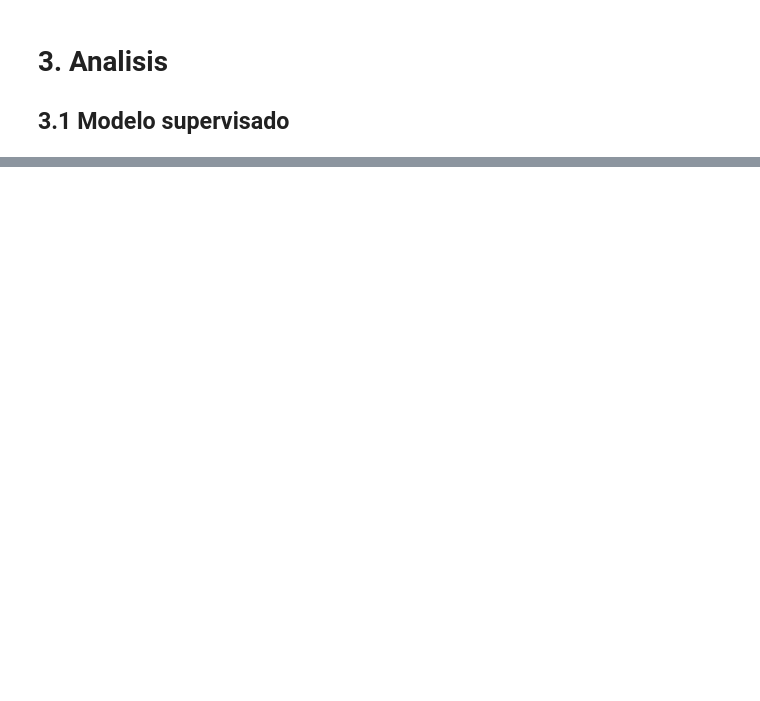
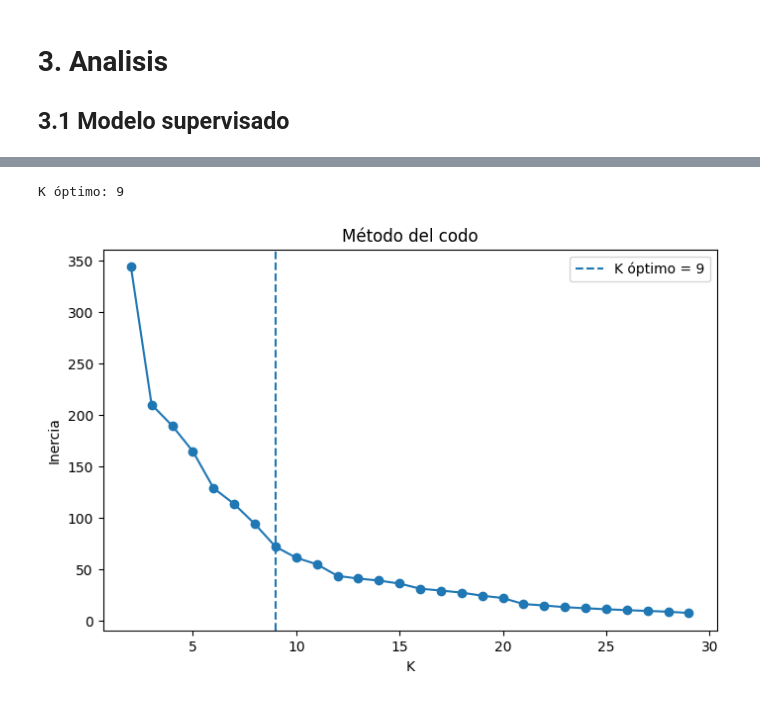
Before and after one commit to blancagomezsanz/Practica2-Tipologia-y-ciclo-de-vida-de-los-datos-, a Jupyter notebook: practica2_tipologia.ipynb, the cells around one changed output, grey strips where cells are left out. Saved outputs shown, nothing was run; the diff lists cells and outputs as text; code cells hidden in the pictures; blank space fills up the shorter version.

```diff
--- a/practica2_tipologia.ipynb
+++ b/practica2_tipologia.ipynb
@@ -613,0 +486,54 @@ plt.show()
+# %%
+features = [
+    "PIB_2023",
+    "paro_2023",
+    "empleo_2023",
+    "Num_empresas_2023",
+    "Población",
+    "Densidad (hab./km²)",
+    "Renta_neta_media_hogar_2023",
+    "Renta_neta_media_persona_2023",
+    "Residentes_Extranjero_2023",
+    "Residentes_España_2023"
+]
+
+df_cluster = df[features].dropna()
+# %%
+from kneed import KneeLocator
+import matplotlib.pyplot as plt
+from sklearn.cluster import KMeans
+from sklearn.preprocessing import StandardScaler
+
+scaler = StandardScaler()
+X_scaled = scaler.fit_transform(df_cluster)
+K = range(2, 30)
+
+inertia = []
+
+for k in range(2, 30):
+    km = KMeans(n_clusters=k, random_state=42)
+    km.fit(X_scaled)
+    inertia.append(km.inertia_)
+
+kneedle = KneeLocator(
+    K,
+    inertia,
+    curve="convex",
+    direction="decreasing"
+)
+
+k_optimo = kneedle.elbow
+
+print("K óptimo:", k_optimo)
+
+plt.figure(figsize=(8, 5))
+plt.plot(K, inertia, marker="o")
+plt.axvline(k_optimo, linestyle="--", label=f"K óptimo = {k_optimo}")
+plt.title("Método del codo")
+plt.xlabel("K")
+plt.ylabel("Inercia")
+plt.legend()
+plt.show()
+# %% [output]
+K óptimo: 9
+[figure, added]
```
Also changed, not shown: parts of 36 cells of this notebook, 2 other files.
